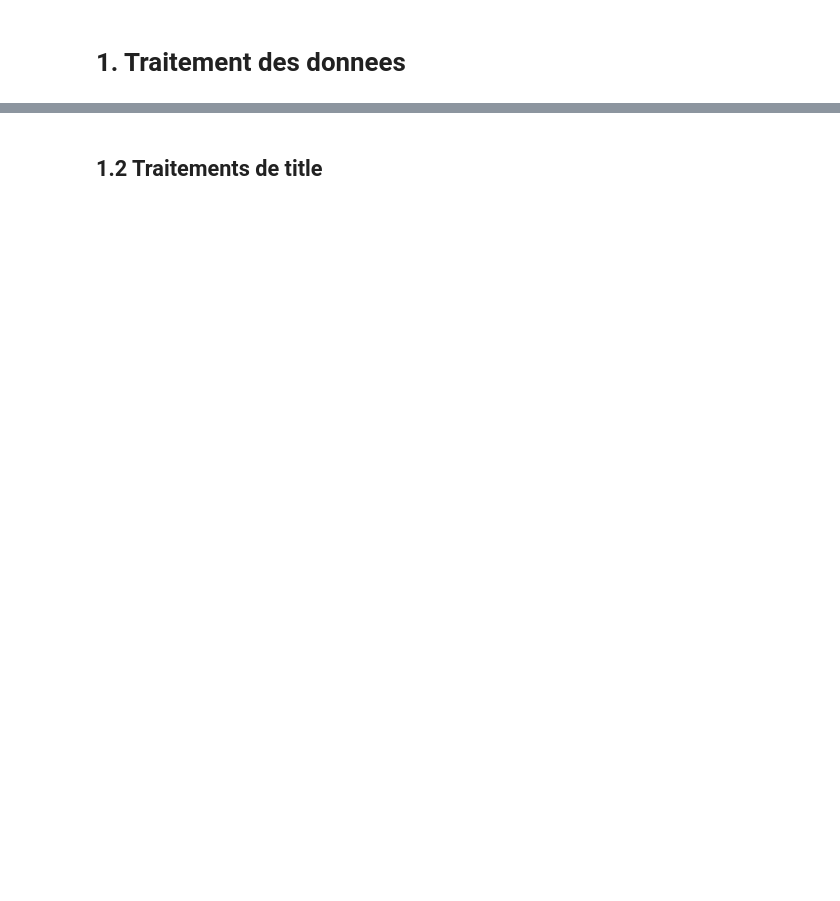
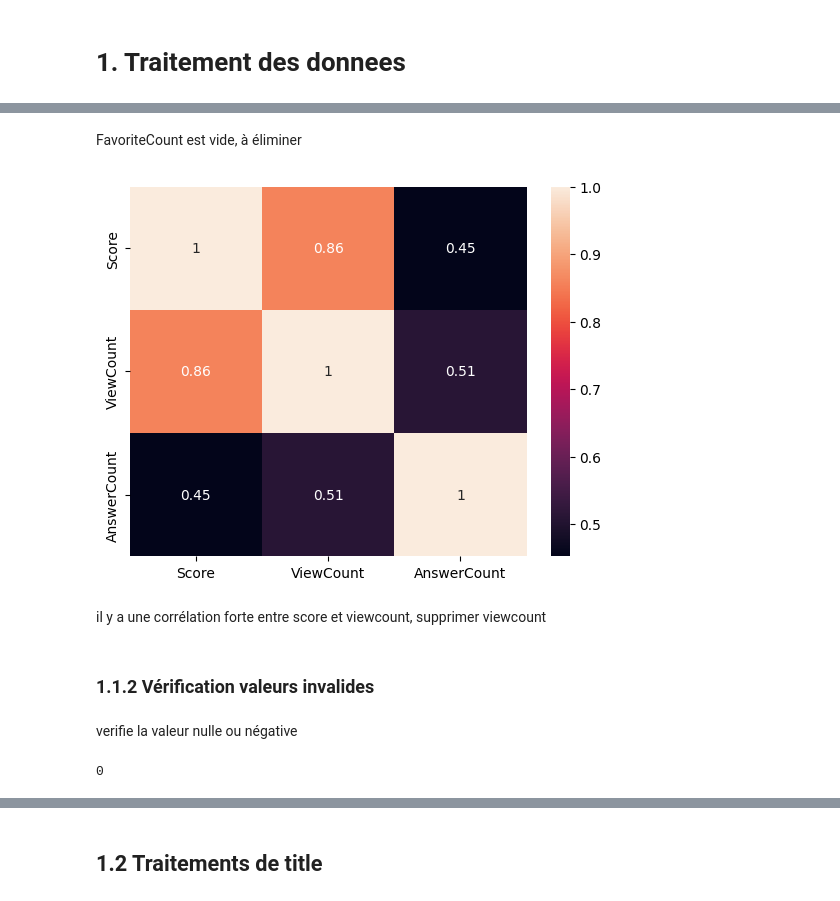
Before and after one commit to riverage86/OC_Projet5, a Jupyter notebook: explore.ipynb, the cells around one changed output, grey strips where cells are left out. Saved outputs shown, nothing was run; the diff lists cells and outputs as text; code cells hidden in the pictures; blank space fills up the shorter version.

```diff
--- a/explore.ipynb
+++ b/explore.ipynb
@@ -101,0 +320,2 @@ data.head()
+# %% [markdown]
+FavoriteCount est vide, à éliminer
@@ -101,0 +324,7 @@ data.head()
+# %%
+sns.heatmap(data[["Score","ViewCount","AnswerCount"]].corr(), annot=True)
+plt.show()
+# %% [output]
+[figure, added]
+# %% [markdown]
+il y a une corrélation forte entre score et viewcount, supprimer viewcount
@@ -101,0 +333,8 @@ data.head()
+# %% [markdown]
+### 1.1.2  Vérification valeurs invalides
+# %% [markdown]
+verifie la valeur nulle ou négative
+# %%
+data[["Score","ViewCount","AnswerCount"]].isnull().sum().sum()
+# %% [output]
+0
```
Also changed, not shown: parts of 97 cells of this notebook, 1 other file.
